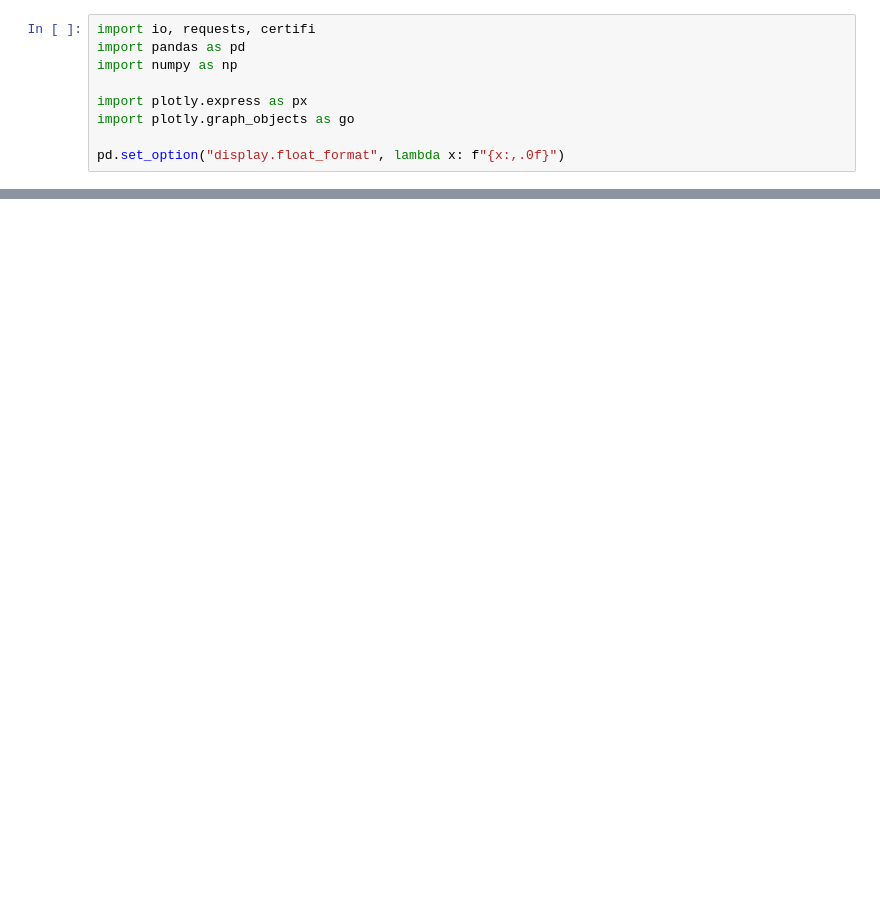
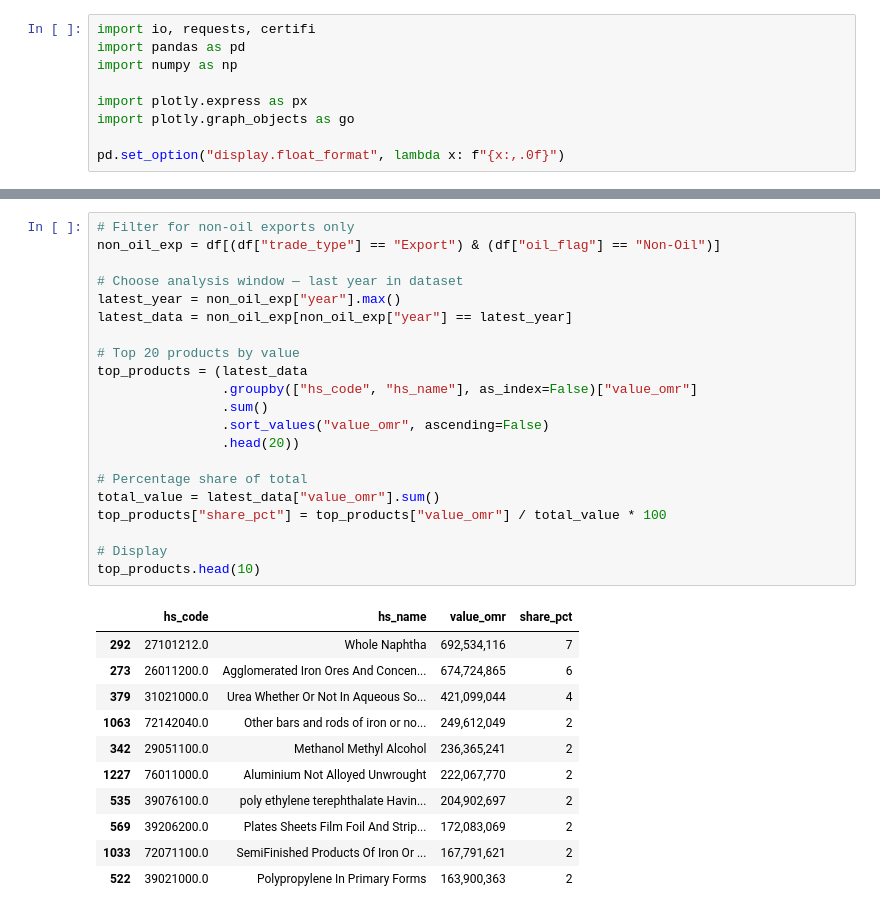
Before and after one commit to Yasser1910/Trade-Oman, a Jupyter notebook: oman_export_products_v3.ipynb, the cells around one changed output, grey strips where cells are left out. Saved outputs shown, nothing was run; the diff lists cells and outputs as text; blank space fills up the shorter version.

```diff
--- a/oman_export_products_v3.ipynb
+++ b/oman_export_products_v3.ipynb
@@ -213,0 +375,33 @@ fig.show()
+# %%
+# Filter for non-oil exports only
+non_oil_exp = df[(df["trade_type"] == "Export") & (df["oil_flag"] == "Non-Oil")]
+
+# Choose analysis window — last year in dataset
+latest_year = non_oil_exp["year"].max()
+latest_data = non_oil_exp[non_oil_exp["year"] == latest_year]
+
+# Top 20 products by value
+top_products = (latest_data
+                .groupby(["hs_code", "hs_name"], as_index=False)["value_omr"]
+                .sum()
+                .sort_values("value_omr", ascending=False)
+                .head(20))
+
+# Percentage share of total
+total_value = latest_data["value_omr"].sum()
+top_products["share_pct"] = top_products["value_omr"] / total_value * 100
+
+# Display
+top_products.head(10)
+# %% [output]
+|  | hs_code | hs_name | value_omr | share_pct |
+| 292 | 27101212.0 | Whole Naphtha | 692,534,116 | 7 |
+| 273 | 26011200.0 | Agglomerated Iron Ores And Concen... | 674,724,865 | 6 |
+| 379 | 31021000.0 | Urea Whether Or Not In Aqueous So... | 421,099,044 | 4 |
+| 1063 | 72142040.0 | Other bars and rods of iron or no... | 249,612,049 | 2 |
+| 342 | 29051100.0 | Methanol Methyl Alcohol | 236,365,241 | 2 |
+| 1227 | 76011000.0 | Aluminium Not Alloyed Unwrought | 222,067,770 | 2 |
+| 535 | 39076100.0 | poly ethylene terephthalate Havin... | 204,902,697 | 2 |
+| 569 | 39206200.0 | Plates Sheets Film Foil And Strip... | 172,083,069 | 2 |
+| 1033 | 72071100.0 | SemiFinished Products Of Iron Or ... | 167,791,621 | 2 |
+| 522 | 39021000.0 | Polypropylene In Primary Forms | 163,900,363 | 2 |
```
Also changed, not shown: parts of 13 cells of this notebook.
